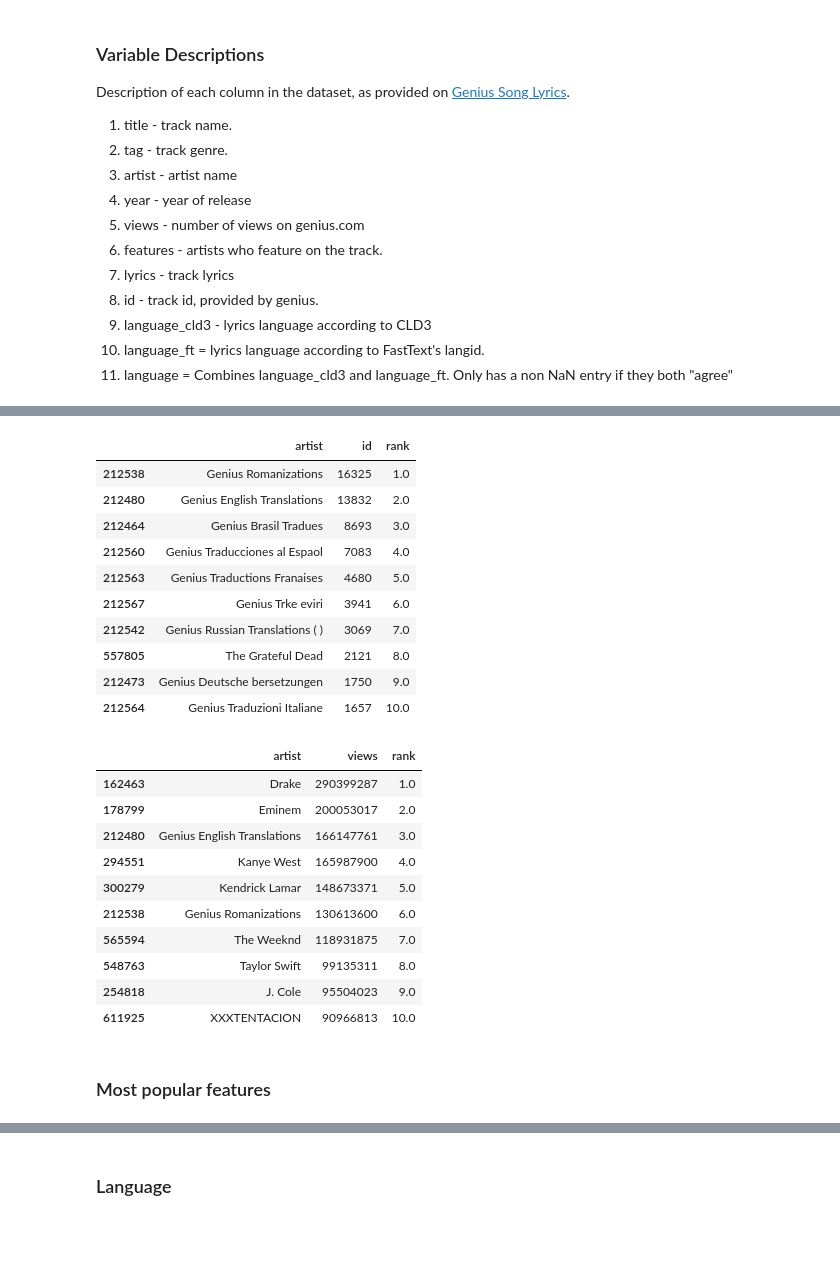
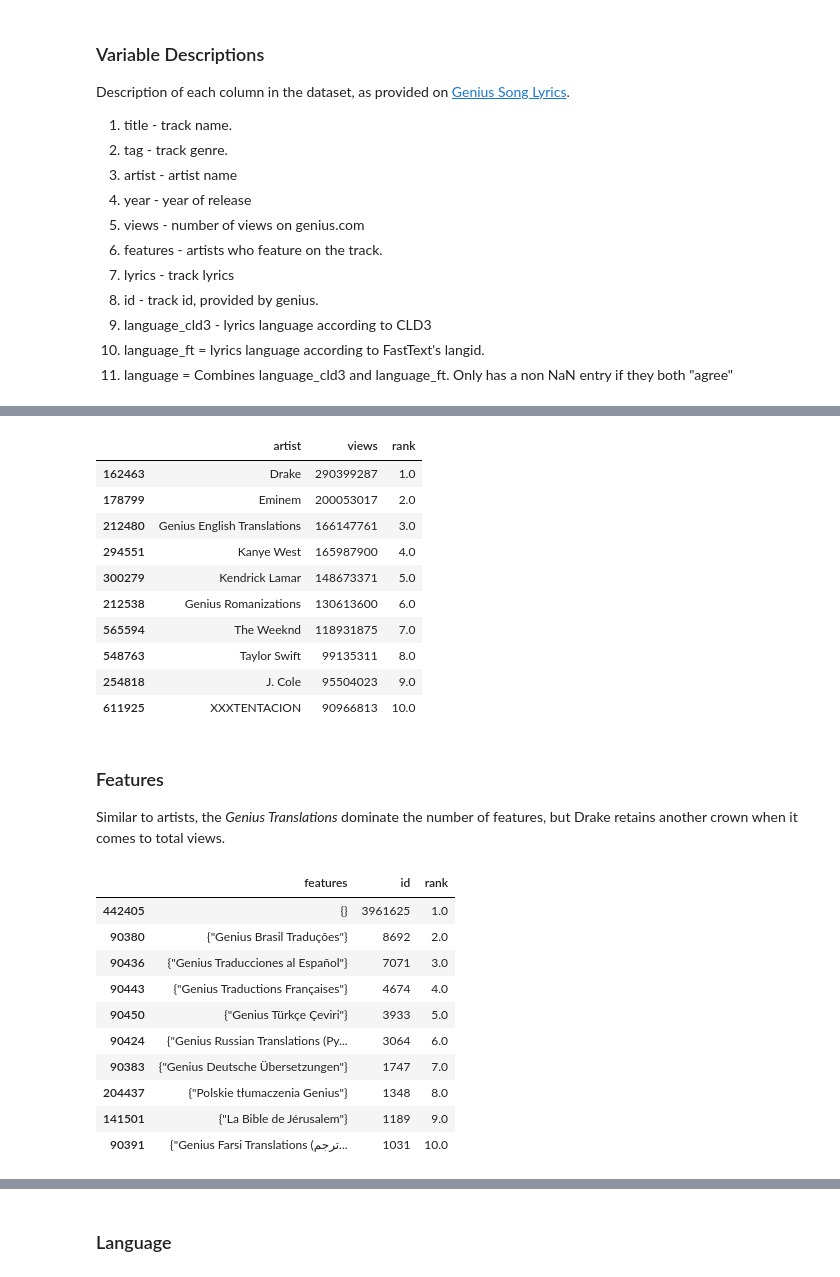
Before and after one commit to wanyakrecipes/lyrical_sentiment, a Jupyter notebook: notebook.ipynb, the cells around one changed output, grey strips where cells are left out. Saved outputs shown, nothing was run; the diff lists cells and outputs as text; code cells hidden in the pictures; blank space fills up the shorter version.

```diff
--- a/notebook.ipynb
+++ b/notebook.ipynb
@@ -89,13 +131,4 @@ display(popular_genre_df)
 # %%
-#Artists - top 10 number by id (popular_artists_df)
-artist_top_ten_df = song_lyrics_full_df.groupby('artist').agg({'id':'count'}).reset_index()
-artist_top_ten_df['rank'] = artist_top_ten_df['id'].rank(ascending= False)
-artist_top_ten_df = artist_top_ten_df.sort_values(by = 'rank')
-artist_top_ten_df = artist_top_ten_df.head(10)
-
-display(artist_top_ten_df)
-
-
 # Artist - top 10 artists by number of views (popular_artist_x_views_df)
 artist_top_ten_views_df = song_lyrics_full_df.groupby('artist').agg({'views':'sum'}).reset_index()
 artist_top_ten_views_df['rank'] = artist_top_ten_views_df['views'].rank(ascending= False)
@@ -104,30 +137,42 @@ artist_top_ten_views_df = artist_top_ten_views_df.head(10)
 
 display(artist_top_ten_views_df)
 # %% [output]
-|  | artist | id | rank |
-| 212538 | Genius Romanizations | 16325 | 1.0 |
-| 212480 | Genius English Translations | 13832 | 2.0 |
-| 212464 | Genius Brasil Tradues | 8693 | 3.0 |
-| 212560 | Genius Traducciones al Espaol | 7083 | 4.0 |
-| 212563 | Genius Traductions Franaises | 4680 | 5.0 |
-| 212567 | Genius Trke eviri | 3941 | 6.0 |
-| 212542 | Genius Russian Translations ( ) | 3069 | 7.0 |
-| 557805 | The Grateful Dead | 2121 | 8.0 |
-| 212473 | Genius Deutsche bersetzungen | 1750 | 9.0 |
-| 212564 | Genius Traduzioni Italiane | 1657 | 10.0 |
+|  | artist | views | rank |
+| 162463 | Drake | 290399287 | 1.0 |
+| 178799 | Eminem | 200053017 | 2.0 |
+| 212480 | Genius English Translations | 166147761 | 3.0 |
+| 294551 | Kanye West | 165987900 | 4.0 |
+| 300279 | Kendrick Lamar | 148673371 | 5.0 |
+| 212538 | Genius Romanizations | 130613600 | 6.0 |
+| 565594 | The Weeknd | 118931875 | 7.0 |
+| 548763 | Taylor Swift | 99135311 | 8.0 |
+| 254818 | J. Cole | 95504023 | 9.0 |
+| 611925 | XXXTENTACION | 90966813 | 10.0 |
-|  | artist | views | rank |
-| 162463 | Drake | 290399287 | 1.0 |
-| 178799 | Eminem | 200053017 | 2.0 |
-| 212480 | Genius English Translations | 166147761 | 3.0 |
-| 294551 | Kanye West | 165987900 | 4.0 |
-| 300279 | Kendrick Lamar | 148673371 | 5.0 |
-| 212538 | Genius Romanizations | 130613600 | 6.0 |
-| 565594 | The Weeknd | 118931875 | 7.0 |
-| 548763 | Taylor Swift | 99135311 | 8.0 |
-| 254818 | J. Cole | 95504023 | 9.0 |
-| 611925 | XXXTENTACION | 90966813 | 10.0 |
-# %% [markdown]
-### Most popular features
+# %% [markdown]
+### Features
+
+Similar to artists, the *Genius Translations* dominate the number of features, but Drake retains another crown when it comes to total views.
+# %%
+# features (most popular feature?) - most features (popular_features_df)
+# Need to remove {} brakcets
+features_top_ten_views_df = song_lyrics_full_df.groupby('features').agg({'id':'count'}).reset_index()
+features_top_ten_views_df['rank'] = features_top_ten_views_df['id'].rank(ascending= False)
+features_top_ten_views_df = features_top_ten_views_df.sort_values(by = 'rank')
+features_top_ten_views_df = features_top_ten_views_df.head(10)
+
+display(features_top_ten_views_df)
+# %% [output]
+|  | features | id | rank |
+| 442405 | {} | 3961625 | 1.0 |
+| 90380 | {"Genius Brasil Traduções"} | 8692 | 2.0 |
+| 90436 | {"Genius Traducciones al Español"} | 7071 | 3.0 |
+| 90443 | {"Genius Traductions Françaises"} | 4674 | 4.0 |
+| 90450 | {"Genius Türkçe Çeviri"} | 3933 | 5.0 |
+| 90424 | {"Genius Russian Translations (Ру... | 3064 | 6.0 |
+| 90383 | {"Genius Deutsche Übersetzungen"} | 1747 | 7.0 |
+| 204437 | {"Polskie tłumaczenia Genius"} | 1348 | 8.0 |
+| 141501 | {"La Bible de Jérusalem"} | 1189 | 9.0 |
+| 90391 | {"Genius Farsi Translations (ترجم... | 1031 | 10.0 |
 # %%
 # features (most popular feature?) - most features (popular_features_df)
 # Need to remove {} brakcets
```
Also changed, not shown: parts of 23 cells of this notebook.
